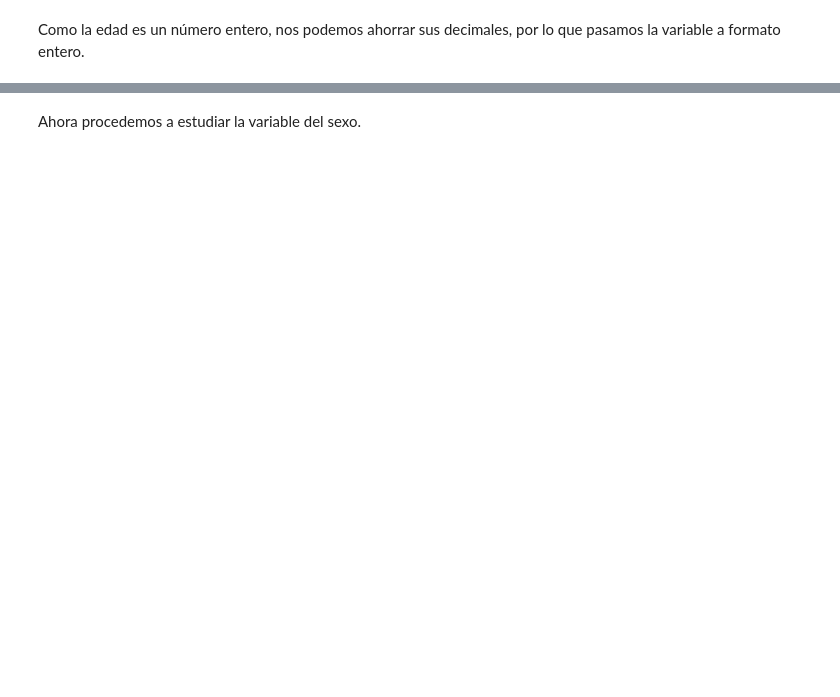
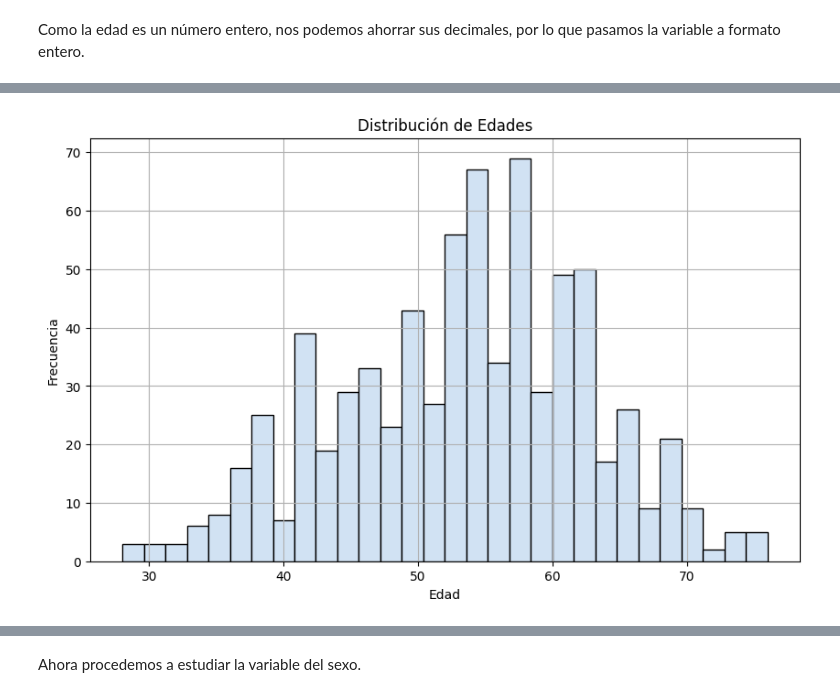
Before and after one commit to andrescervera/DATA-PROJECT-III, a Jupyter notebook: DATA_PROJECT_3.ipynb, the cells around one changed output, grey strips where cells are left out. Saved outputs shown, nothing was run; the diff lists cells and outputs as text; code cells hidden in the pictures; blank space fills up the shorter version.

```diff
--- a/DATA_PROJECT_3.ipynb
+++ b/DATA_PROJECT_3.ipynb
@@ -127 +190,17 @@ age
 Name: count, dtype: int64
+# %%
+import matplotlib.pyplot as plt
+import seaborn as sns
+
+custom_palette = sns.color_palette("Blues", 30)
+
+# Crear el histograma
+plt.figure(figsize=(10, 6))
+plt.hist(df['age'], bins=30, color=custom_palette[5], edgecolor='black') # Puedes ajustar el número de bins según lo necesites
+plt.title('Distribución de Edades')
+plt.xlabel('Edad')
+plt.ylabel('Frecuencia')
+plt.grid(True)
+plt.show()
+# %% [output]
+[figure, added]
```
Also changed, not shown: parts of 130 cells of this notebook, 12 other files.
